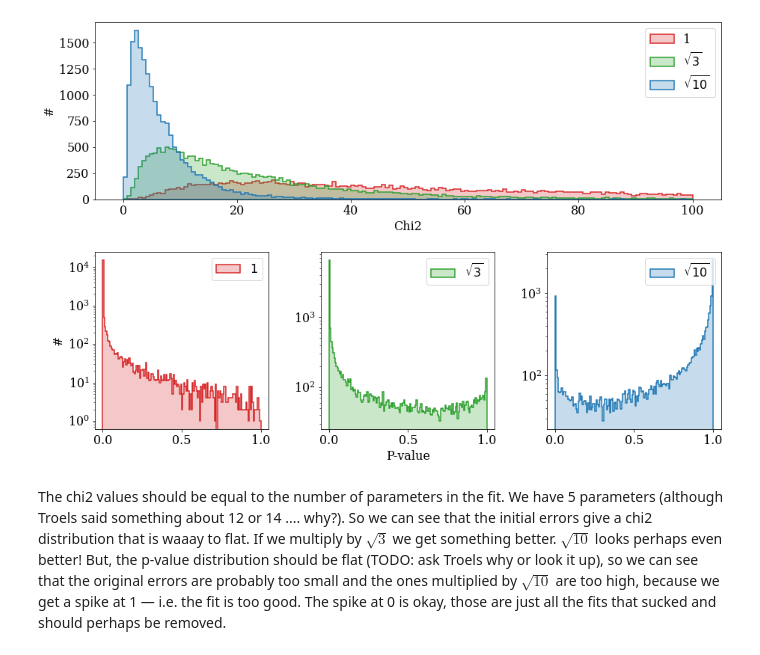
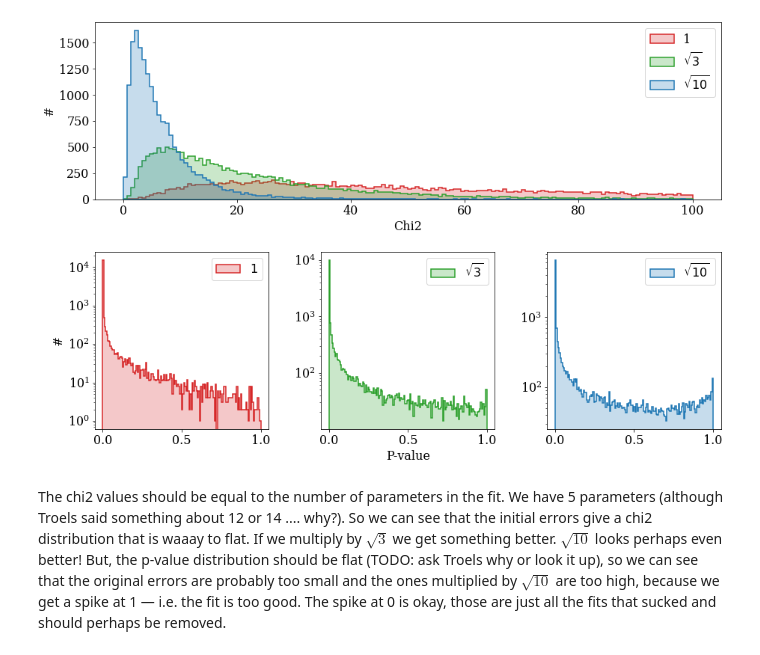
Before and after one commit to Harteg/bachelor-project, a Jupyter notebook: errors.ipynb, the cells around one changed output. Drawn from its saved outputs; the diff is of its cells as text; code cells hidden in the pictures.

```diff
--- a/errors.ipynb
+++ b/errors.ipynb
@@ -22,6 +80,7 @@ data = hdu1[1].data.copy()
 def compute_chi2s(uncertainty_factor = 1):
     chi2vals = []
     probs = []
+    ndof = []
     for order in tqdm.tqdm(np.arange(len(data))):
         data_spec       = data['spectrum'][order]
         data_spec_err   = data['uncertainty'][order] * uncertainty_factor
@@ -42,54 +101,56 @@ def compute_chi2s(uncertainty_factor = 1):
         # Get chi2 and prop
         chi2vals.append(peak_fits[:, 8])
         probs.append(peak_fits[:, 13])
+        ndof.append(peak_fits[:, 9])
 
     # Flatten
     chi2vals = np.concatenate(chi2vals)
     probs = np.concatenate(probs)
-    return chi2vals, probs
+    ndof = np.concatenate(ndof)
+    return chi2vals, probs, ndof
 # %%
 results_1 = compute_chi2s()
-results_2 = compute_chi2s(np.sqrt(3))
-results_3 = compute_chi2s(np.sqrt(10))
+results_2 = compute_chi2s(np.sqrt(2))
+results_3 = compute_chi2s(np.sqrt(3))
+results_10 = compute_chi2s(np.sqrt(10))
 # %%
 from matplotlib import colors
 nbins = 150
 range = (0, 100)
-
 
 plt.figure(figsize = (15, 10))
 grid = plt.GridSpec(2, 3, wspace=0.3, hspace=0.3)
 ax1 = plt.subplot(grid[0, :3])  # wide top plot
 ax2 = plt.subplot(grid[1, 0])   # |
 ax3 = plt.subplot(grid[1, 1])   # | Three cols on the second row
 ax4 = plt.subplot(grid[1, 2])   # |
 
 
 # fig, ax1 = plt.subplots(figsize=(15,5))
 ax1.hist(results_1[0], bins=nbins, range=range, histtype="stepfilled", facecolor=colors.to_rgba('C3', 0.25), edgecolor="C3", lw=1.5, label="1");
-ax1.hist(results_2[0], bins=nbins, range=range, histtype="stepfilled", facecolor=colors.to_rgba('C2', 0.25), edgecolor="C2", lw=1.5, label="$\sqrt{3}$");
-ax1.hist(results_3[0], bins=nbins, range=range, histtype="stepfilled", facecolor=colors.to_rgba('C0', 0.25), edgecolor="C0", lw=1.5, label="$\sqrt{10}$");
+ax1.hist(results_3[0], bins=nbins, range=range, histtype="stepfilled", facecolor=colors.to_rgba('C2', 0.25), edgecolor="C2", lw=1.5, label="$\sqrt{3}$");
+ax1.hist(results_10[0], bins=nbins, range=range, histtype="stepfilled", facecolor=colors.to_rgba('C0', 0.25), edgecolor="C0", lw=1.5, label="$\sqrt{10}$");
 ax1.set_xlabel("Chi2")
 ax1.set_ylabel("#")
 ax1.legend(loc="upper right")
 
 range = (0, 1)
 
 ax2.hist(results_1[1], bins=nbins, range=range, histtype="stepfilled", facecolor=colors.to_rgba('C3', 0.25), edgecolor="C3", lw=1.5, label="$1$");
 ax2.set_ylabel("#")
 ax2.legend(loc="upper right")
 ax2.set_yscale("log")
 
 ax3.hist(results_2[1], bins=nbins, range=range, histtype="stepfilled", facecolor=colors.to_rgba('C2', 0.25), edgecolor="C2", lw=1.5, label="$\sqrt{3}$");
 ax3.legend(loc="upper right")
 ax3.set_xlabel("P-value")
 ax3.set_yscale("log")
 
 ax4.hist(results_3[1], bins=nbins, range=range, histtype="stepfilled", facecolor=colors.to_rgba('C0', 0.25), edgecolor="C0", lw=1.5, label="$\sqrt{10}$");
 ax4.legend(loc="upper right")
 ax4.set_yscale("log")
 # %% [output]
-[figure, old version]
+[figure, new version]
 # %% [markdown]
 The chi2 values should be equal to the number of parameters in the fit. We have 5 parameters (although Troels said something about 12 or 14 .... why?). So we can see that the initial errors give a chi2 distribution that is waaay to flat. If we multiply by $\sqrt{3}$ we get something better. $\sqrt{10}$ looks perhaps even better! But, the p-value distribution should be flat (TODO: ask Troels why or look it up), so we can see that the original errors are probably too small and the ones multiplied by $\sqrt{10}$ are too high, because we get a spike at 1 — i.e. the fit is too good. The spike at 0 is okay, those are just all the fits that sucked and should perhaps be removed.
 # %% [markdown]
```
Also changed, not shown: parts of 3 cells of this notebook, 19 other files.
